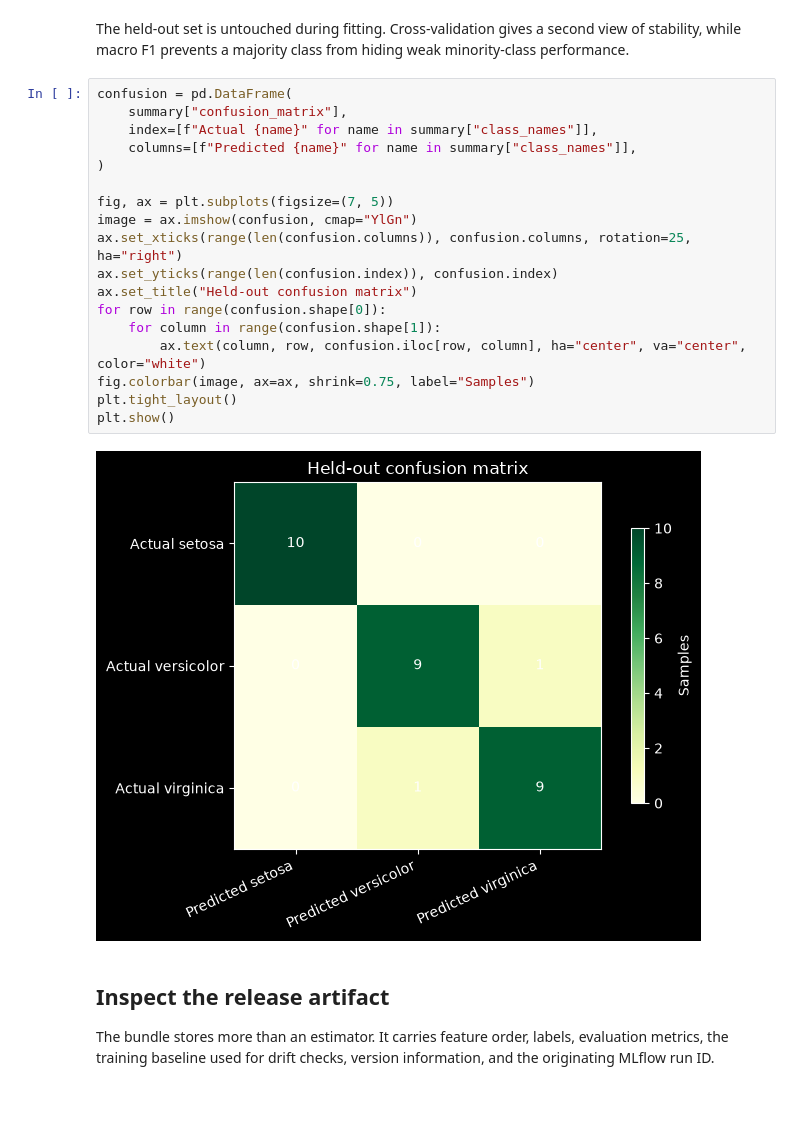
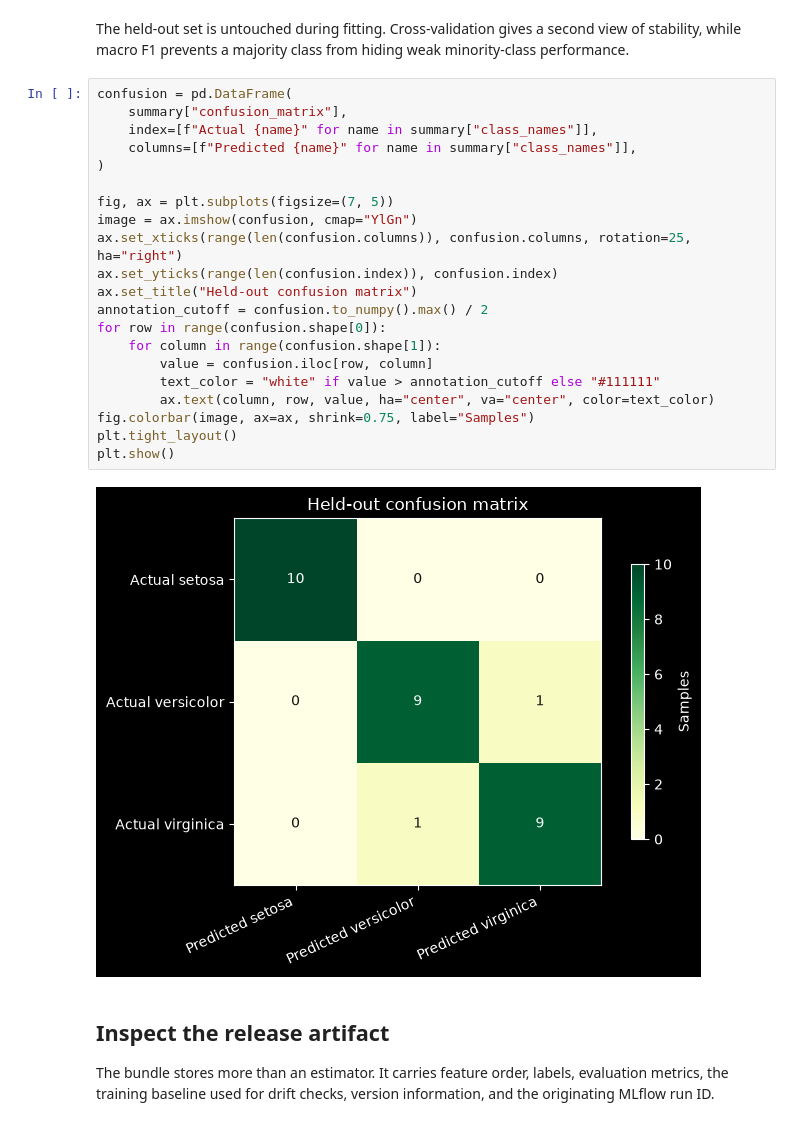
Before and after one commit to darren236/end-to-end-mlops, a Jupyter notebook: notebooks/02_training_and_evaluation.ipynb, the cells around one changed output. Drawn from its saved outputs; the diff is of its cells as text.

```diff
--- a/notebooks/02_training_and_evaluation.ipynb
+++ b/notebooks/02_training_and_evaluation.ipynb
@@ -76,23 +76,26 @@ The held-out set is untouched during fitting. Cross-validation gives a second vi
 # %%
 confusion = pd.DataFrame(
     summary["confusion_matrix"],
     index=[f"Actual {name}" for name in summary["class_names"]],
     columns=[f"Predicted {name}" for name in summary["class_names"]],
 )
 
 fig, ax = plt.subplots(figsize=(7, 5))
 image = ax.imshow(confusion, cmap="YlGn")
 ax.set_xticks(range(len(confusion.columns)), confusion.columns, rotation=25, ha="right")
 ax.set_yticks(range(len(confusion.index)), confusion.index)
 ax.set_title("Held-out confusion matrix")
+annotation_cutoff = confusion.to_numpy().max() / 2
 for row in range(confusion.shape[0]):
     for column in range(confusion.shape[1]):
-        ax.text(column, row, confusion.iloc[row, column], ha="center", va="center", color="white")
+        value = confusion.iloc[row, column]
+        text_color = "white" if value > annotation_cutoff else "#111111"
+        ax.text(column, row, value, ha="center", va="center", color=text_color)
 fig.colorbar(image, ax=ax, shrink=0.75, label="Samples")
 plt.tight_layout()
 plt.show()
 # %% [output]
-[figure, old version]
+[figure, new version]
 # %% [markdown]
 ## Inspect the release artifact
 
```
Also changed, not shown: parts of 1 cell of this notebook, 5 other files.
